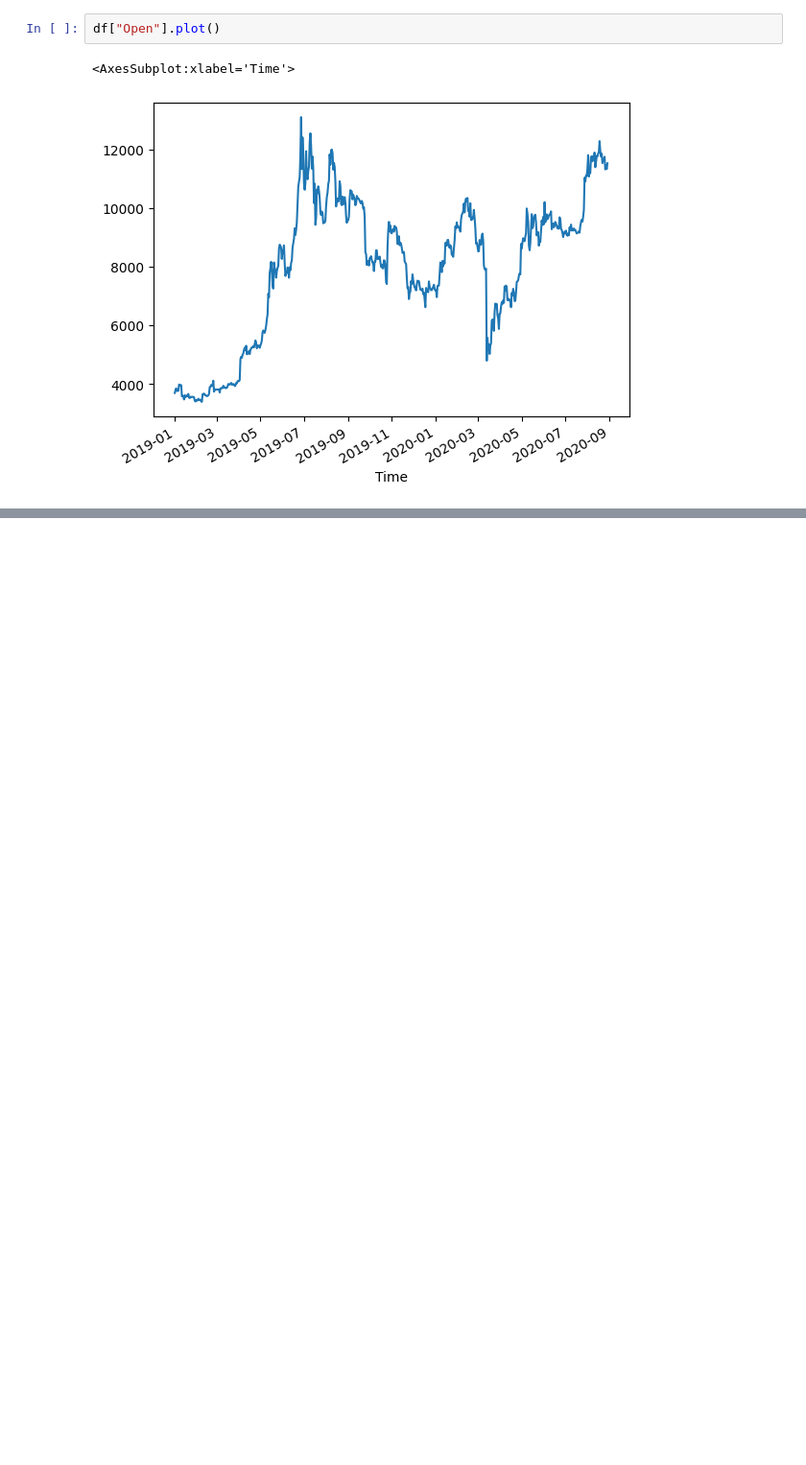
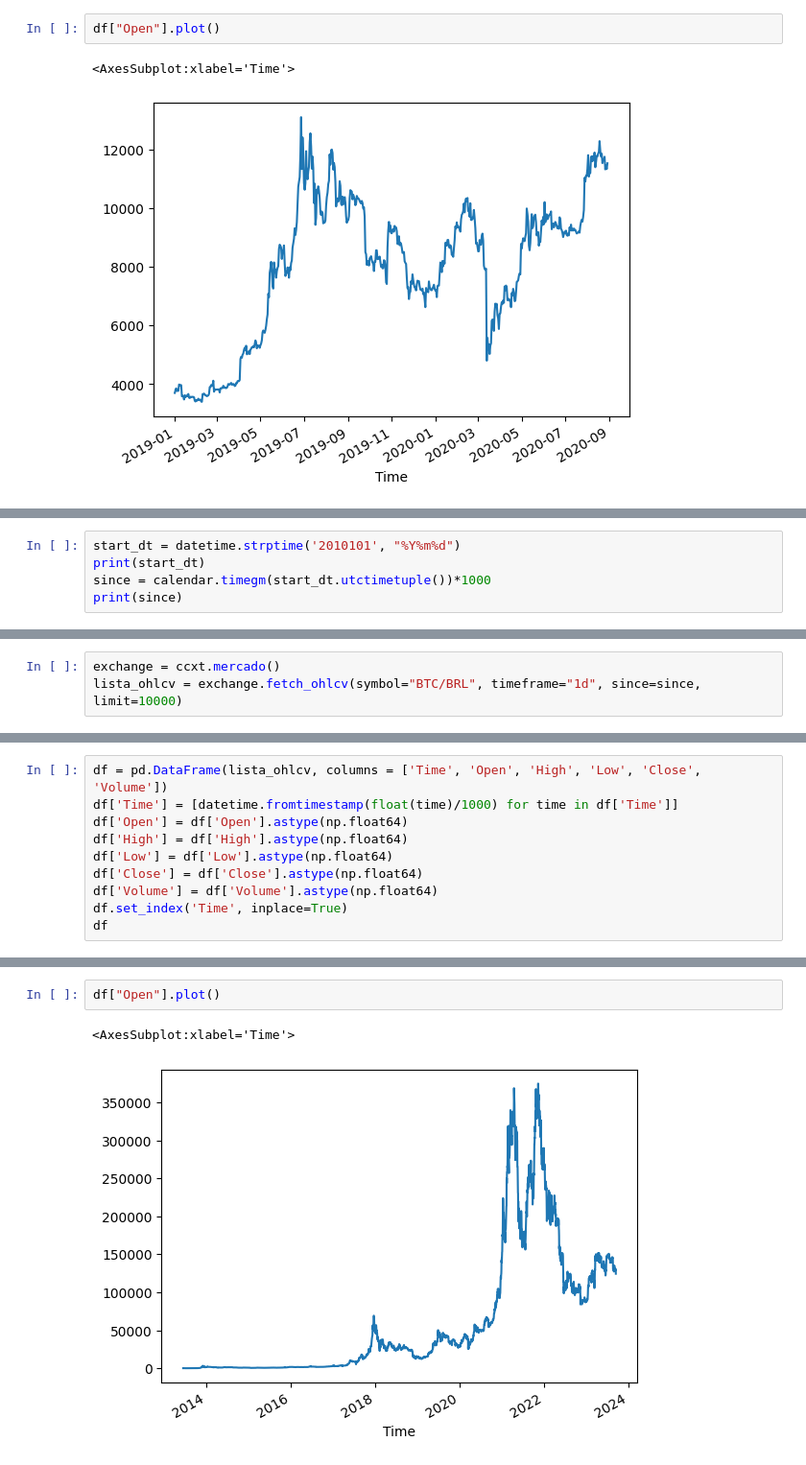
Before and after one commit to Moises-mfg/Analise-exploratoria-blockchain-Bitcoin, a Jupyter notebook: ccxt.ipynb, the cells around one changed output, grey strips where cells are left out. Shown at 96% size. Cells and saved outputs as stored; diff of their text form; blank space fills up the shorter version.

```diff
--- a/ccxt.ipynb
+++ b/ccxt.ipynb
@@ -210,0 +243,5 @@ df = ohlcv(datelist, 'BTC/USDT', '1d')
+# %%
+start_dt = datetime.strptime('2010101', "%Y%m%d")
+print(start_dt)
+since = calendar.timegm(start_dt.utctimetuple())*1000
+print(since)
@@ -210,0 +280,3 @@ df = ohlcv(datelist, 'BTC/USDT', '1d')
+# %%
+exchange = ccxt.mercado()
+lista_ohlcv = exchange.fetch_ohlcv(symbol="BTC/BRL", timeframe="1d", since=since, limit=10000)
@@ -210,0 +303,10 @@ df = ohlcv(datelist, 'BTC/USDT', '1d')
+# %%
+df = pd.DataFrame(lista_ohlcv, columns = ['Time', 'Open', 'High', 'Low', 'Close', 'Volume'])
+df['Time'] = [datetime.fromtimestamp(float(time)/1000) for time in df['Time']]
+df['Open'] = df['Open'].astype(np.float64)
+df['High'] = df['High'].astype(np.float64)
+df['Low'] = df['Low'].astype(np.float64)
+df['Close'] = df['Close'].astype(np.float64)
+df['Volume'] = df['Volume'].astype(np.float64)
+df.set_index('Time', inplace=True)
+df
@@ -210,0 +355,5 @@ df = ohlcv(datelist, 'BTC/USDT', '1d')
+# %%
+df["Open"].plot()
+# %% [output]
+<AxesSubplot:xlabel='Time'>
+[figure, added]
```
Also changed, not shown: parts of 10 cells of this notebook.
